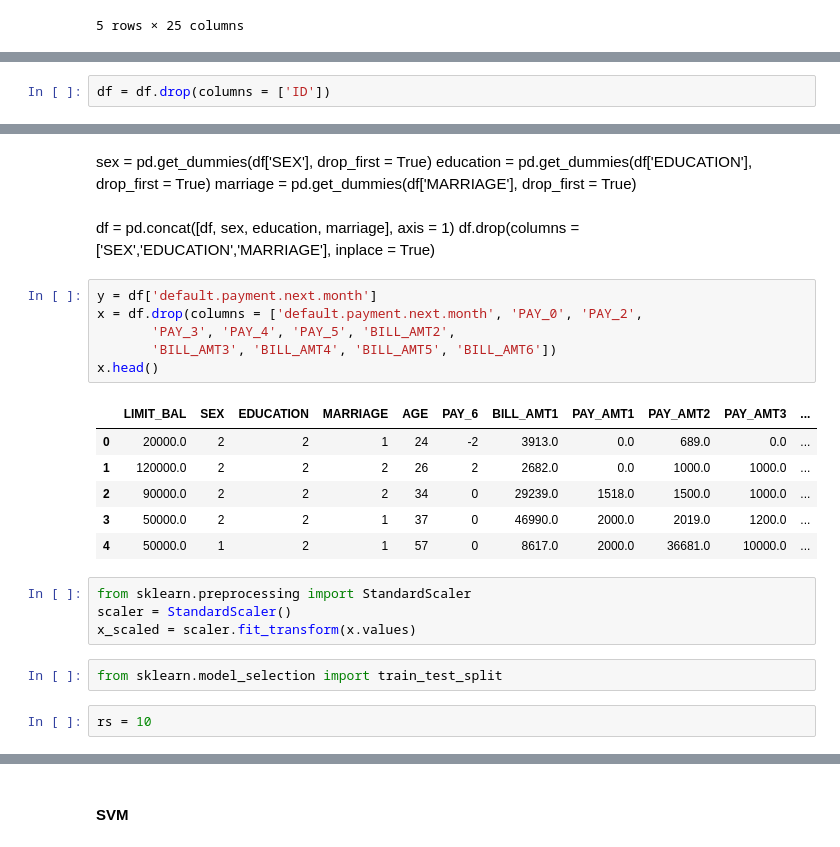
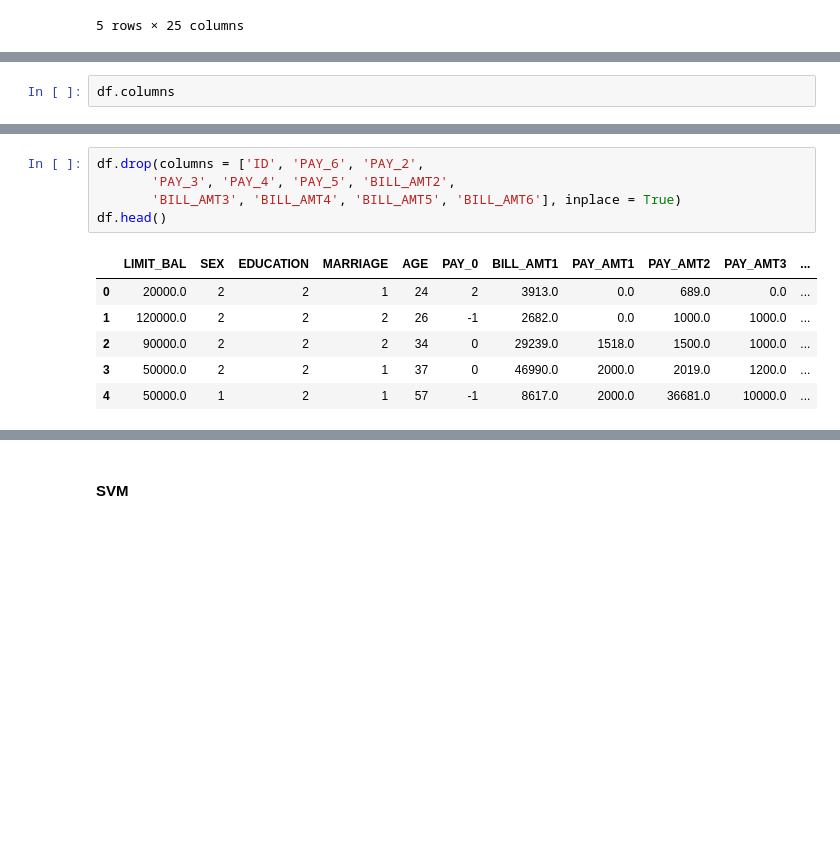
Before and after one commit to sabhashanki/Credit_Card_Default_iNeuron, a Jupyter notebook: credit_card.ipynb, the cells around one changed output, grey strips where cells are left out. Saved outputs shown, nothing was run; the diff lists cells and outputs as text; blank space fills up the shorter version.

```diff
--- a/credit_card.ipynb
+++ b/credit_card.ipynb
@@ -17,2 +51,2 @@ df.head()
 # %%
-df = df.drop(columns = ['ID'])
+df.columns
@@ -123,28 +106,12 @@ https://gist.github.com/mwaskom/de44147ed2974457ad6372750bbe5751
-# %% [markdown]
-sex = pd.get_dummies(df['SEX'], drop_first = True)
-education = pd.get_dummies(df['EDUCATION'], drop_first = True)
-marriage = pd.get_dummies(df['MARRIAGE'], drop_first = True)
-# %% [markdown]
-df = pd.concat([df, sex, education, marriage], axis = 1)
-df.drop(columns = ['SEX','EDUCATION','MARRIAGE'], inplace = True)
 # %%
-y = df['default.payment.next.month']
-x = df.drop(columns = ['default.payment.next.month', 'PAY_0', 'PAY_2',
+df.drop(columns = ['ID', 'PAY_6', 'PAY_2',
        'PAY_3', 'PAY_4', 'PAY_5', 'BILL_AMT2',
-       'BILL_AMT3', 'BILL_AMT4', 'BILL_AMT5', 'BILL_AMT6'])
-x.head()
+       'BILL_AMT3', 'BILL_AMT4', 'BILL_AMT5', 'BILL_AMT6'], inplace = True)
+df.head()
 # %% [output]
-|  | LIMIT_BAL | SEX | EDUCATION | MARRIAGE | AGE | PAY_6 | BILL_AMT1 | PAY_AMT1 | PAY_AMT2 | PAY_AMT3 | ... |
-| 0 | 20000.0 | 2 | 2 | 1 | 24 | -2 | 3913.0 | 0.0 | 689.0 | 0.0 | ... |
-| 1 | 120000.0 | 2 | 2 | 2 | 26 | 2 | 2682.0 | 0.0 | 1000.0 | 1000.0 | ... |
+|  | LIMIT_BAL | SEX | EDUCATION | MARRIAGE | AGE | PAY_0 | BILL_AMT1 | PAY_AMT1 | PAY_AMT2 | PAY_AMT3 | ... |
+| 0 | 20000.0 | 2 | 2 | 1 | 24 | 2 | 3913.0 | 0.0 | 689.0 | 0.0 | ... |
+| 1 | 120000.0 | 2 | 2 | 2 | 26 | -1 | 2682.0 | 0.0 | 1000.0 | 1000.0 | ... |
 | 2 | 90000.0 | 2 | 2 | 2 | 34 | 0 | 29239.0 | 1518.0 | 1500.0 | 1000.0 | ... |
 | 3 | 50000.0 | 2 | 2 | 1 | 37 | 0 | 46990.0 | 2000.0 | 2019.0 | 1200.0 | ... |
-| 4 | 50000.0 | 1 | 2 | 1 | 57 | 0 | 8617.0 | 2000.0 | 36681.0 | 10000.0 | ... |
+| 4 | 50000.0 | 1 | 2 | 1 | 57 | -1 | 8617.0 | 2000.0 | 36681.0 | 10000.0 | ... |
-# %%
-from sklearn.preprocessing import StandardScaler
-scaler = StandardScaler()
-x_scaled = scaler.fit_transform(x.values)
-# %%
-from sklearn.model_selection import train_test_split
-# %%
-rs = 10
```
Also changed, not shown: parts of 41 cells of this notebook, 1 other file.
